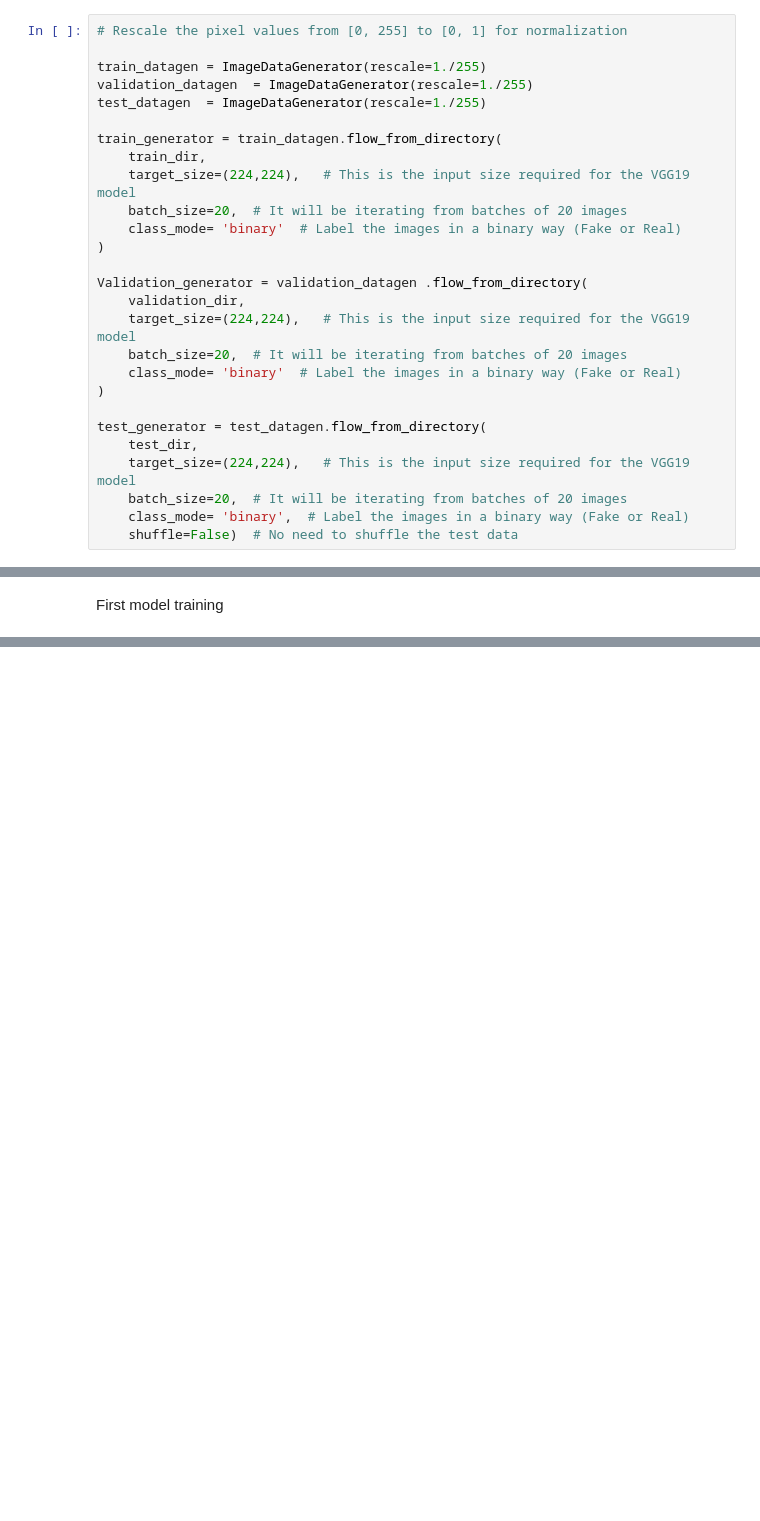
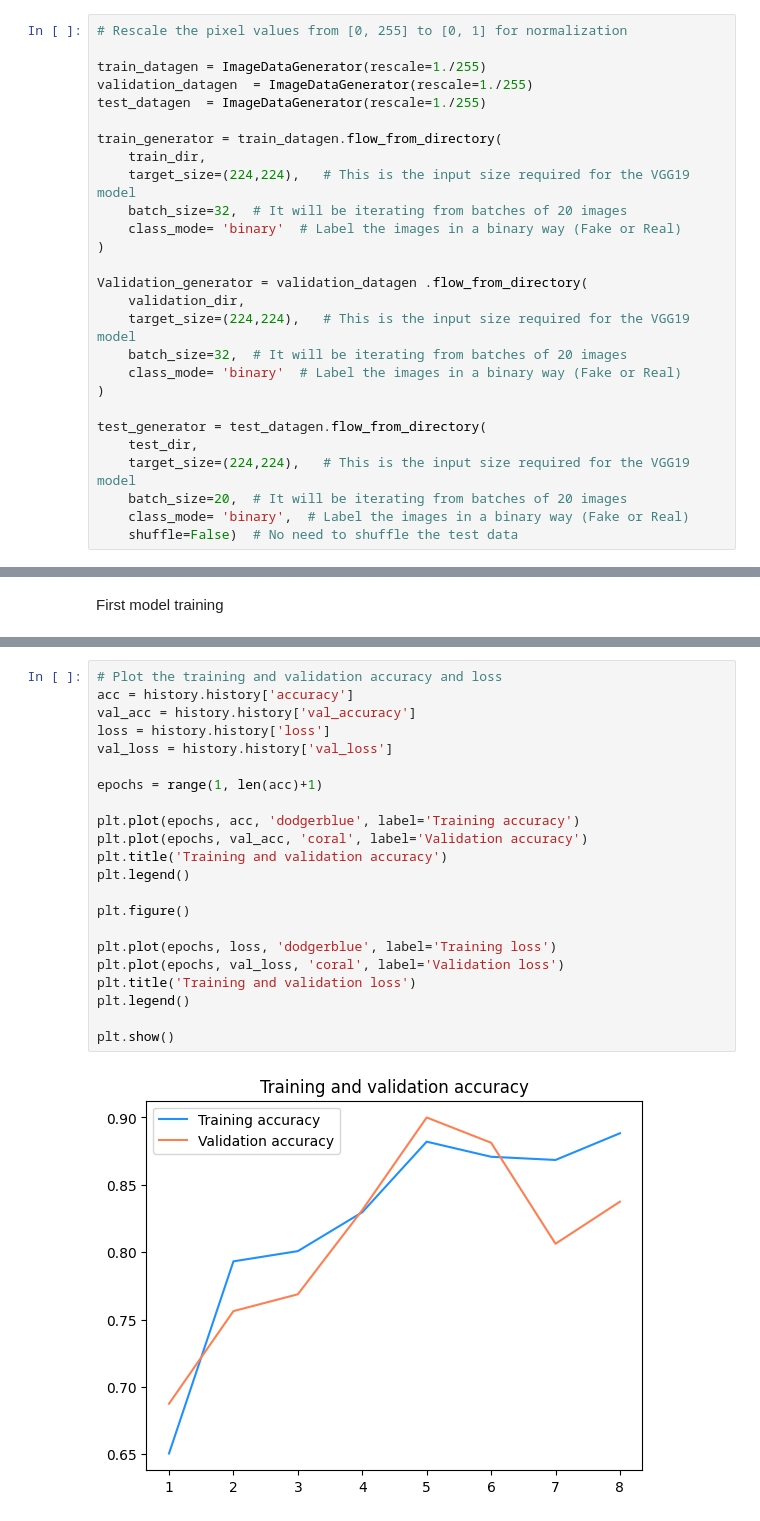
Before and after one commit to afislonge/deepfake-detection-project, a Jupyter notebook: model/VGG19_model.ipynb, the cells around one changed output, grey strips where cells are left out. Cells and saved outputs as stored; diff of their text form; blank space fills up the shorter version.

Commit message:
This is an update of the VGG19 model, with the training of 4000 images as the sample data

```diff
--- a/model/VGG19_model.ipynb
+++ b/model/VGG19_model.ipynb
@@ -78,14 +42,14 @@ test_datagen  = ImageDataGenerator(rescale=1./255)
 train_generator = train_datagen.flow_from_directory(
     train_dir,
     target_size=(224,224),   # This is the input size required for the VGG19 model
-    batch_size=20,  # It will be iterating from batches of 20 images
+    batch_size=32,  # It will be iterating from batches of 20 images
     class_mode= 'binary'  # Label the images in a binary way (Fake or Real)
 )
 
 Validation_generator = validation_datagen .flow_from_directory(
     validation_dir,
     target_size=(224,224),   # This is the input size required for the VGG19 model
-    batch_size=20,  # It will be iterating from batches of 20 images
+    batch_size=32,  # It will be iterating from batches of 20 images
     class_mode= 'binary'  # Label the images in a binary way (Fake or Real)
 )
 
@@ -161,0 +250,24 @@ Epoch 10/10
+# %%
+# Plot the training and validation accuracy and loss
+acc = history.history['accuracy']
+val_acc = history.history['val_accuracy']
+loss = history.history['loss']
+val_loss = history.history['val_loss']
+
+epochs = range(1, len(acc)+1)
+
+plt.plot(epochs, acc, 'dodgerblue', label='Training accuracy')
+plt.plot(epochs, val_acc, 'coral', label='Validation accuracy')
+plt.title('Training and validation accuracy')
+plt.legend()
+
+plt.figure()
+
+plt.plot(epochs, loss, 'dodgerblue', label='Training loss')
+plt.plot(epochs, val_loss, 'coral', label='Validation loss')
+plt.title('Training and validation loss')
+plt.legend()
+
+plt.show()
+# %% [output]
+[figure, added]
```
Also changed, not shown: parts of 23 cells of this notebook, 1 other file.
